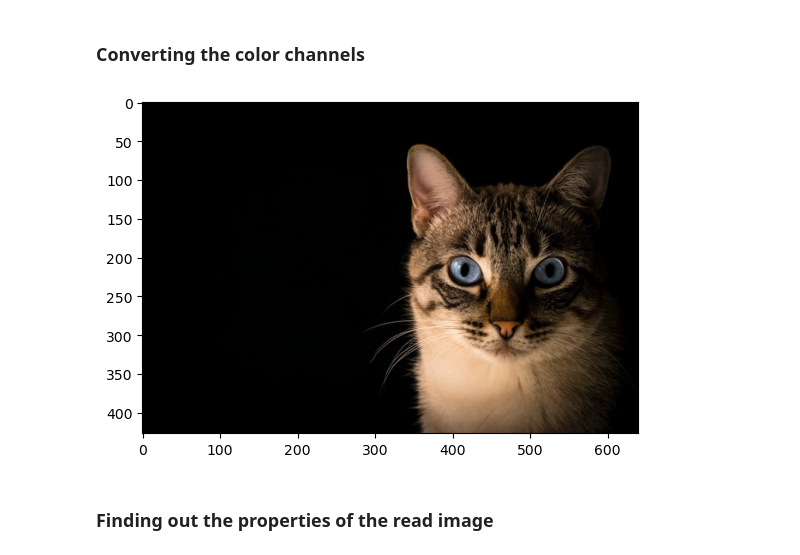
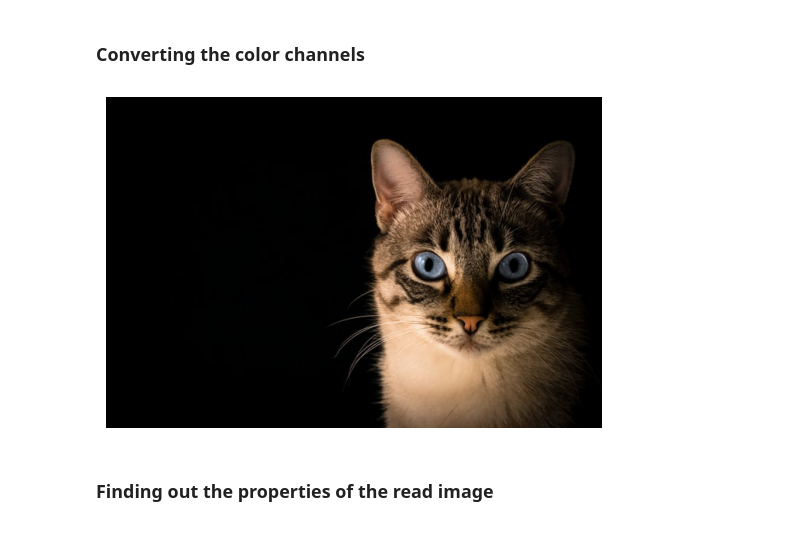
Before and after one commit to jishnume/opencv-freecodecamp, a Jupyter notebook: opencv_trial_jishnu/notebooks_opencv/Reading_images.ipynb, the cells around one changed output. Saved outputs shown, nothing was run; the diff lists cells and outputs as text; code cells hidden in the pictures.

```diff
--- a/opencv_trial_jishnu/notebooks_opencv/Reading_images.ipynb
+++ b/opencv_trial_jishnu/notebooks_opencv/Reading_images.ipynb
@@ -24,10 +25,11 @@ plt.show()
 # %%
 img_rgb = cv.cvtColor(img,cv.COLOR_BGR2RGB)
 
 plt.imshow(img_rgb)
+plt.axis('off')
 plt.show()
 # %% [output]
-[figure, old version]
+[figure, new version]
 # %% [markdown]
 ### Finding out the properties of the read image
 # %%
```
Also changed, not shown: parts of 2 cells of this notebook.
